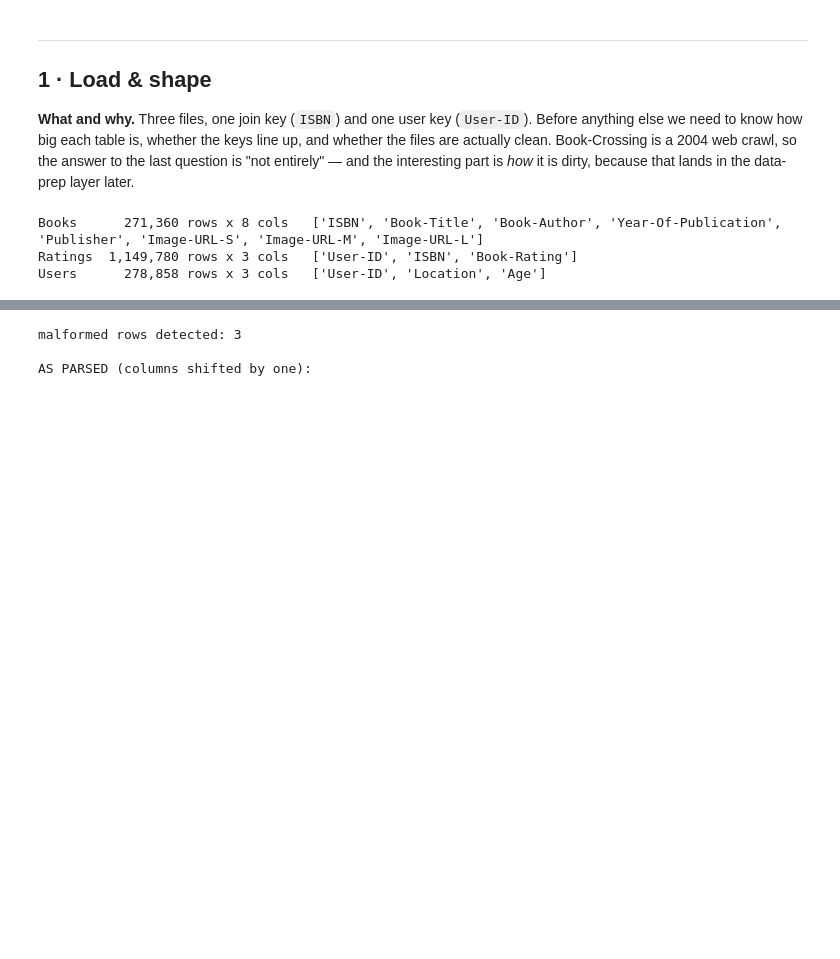
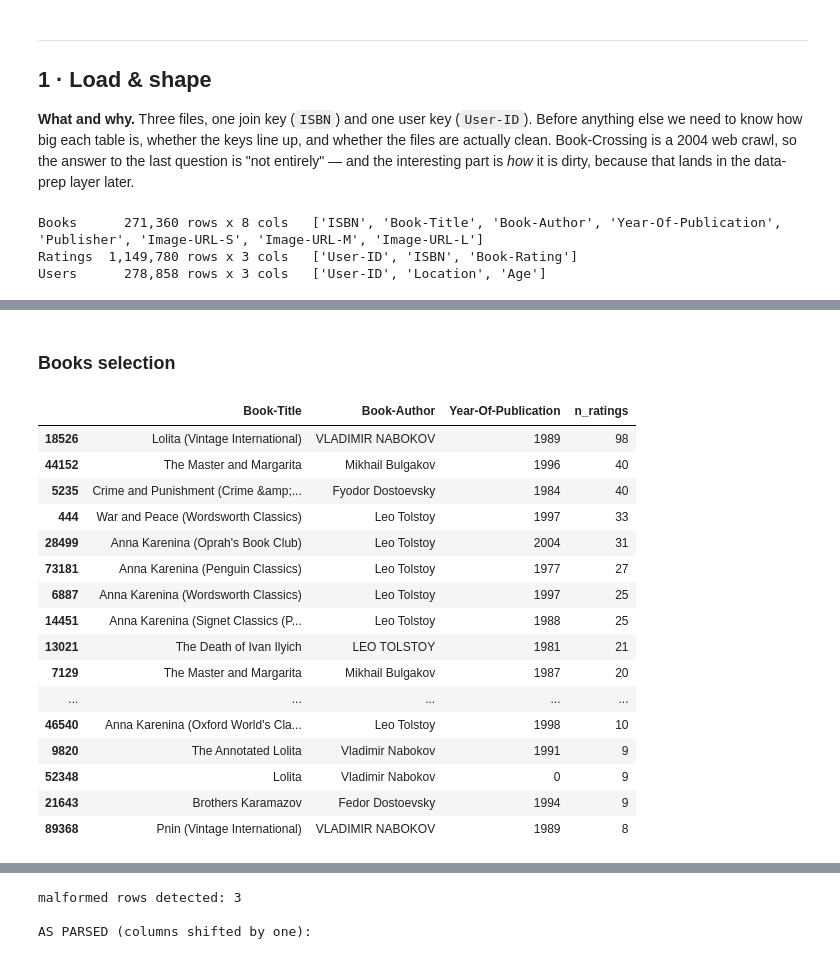
Before and after one commit to helenaschulz/recommender, a Jupyter notebook: notebooks/01_eda.ipynb, the cells around one changed output, grey strips where cells are left out. Drawn from its saved outputs; the diff is of its cells as text; code cells hidden in the pictures; blank space fills up the shorter version.

```diff
--- a/notebooks/01_eda.ipynb
+++ b/notebooks/01_eda.ipynb
@@ -78,0 +174,29 @@ Users      278,858 rows x 3 cols   ['User-ID', 'Location', 'Age']
+# %% [markdown]
+### Books selection
+# %%
+RUSSIAN = r"dostoev|tolstoy|tolstoi|nabokov|bulgakov"
+#RUSSIAN = r"dostoev|tolstoy|tolstoi|chekhov|nabokov|bulgakov|solzhenitsyn|pushkin|gogol|turgenev|pasternak|lermontov"
+
+mask = books["Book-Author"].fillna("").str.lower().str.contains(RUSSIAN, regex=True)
+russian = books[mask].copy()
+russian["n_ratings"] = russian["ISBN"].map(ratings.groupby("ISBN").size()).fillna(0).astype(int)
+
+russian.sort_values("n_ratings", ascending=False).head(25)[["Book-Title", "Book-Author", "Year-Of-Publication", "n_ratings"]]
+# %% [output]
+|  | Book-Title | Book-Author | Year-Of-Publication | n_ratings |
+| 18526 | Lolita (Vintage International) | VLADIMIR NABOKOV | 1989 | 98 |
+| 44152 | The Master and Margarita | Mikhail Bulgakov | 1996 | 40 |
+| 5235 | Crime and Punishment (Crime &amp;... | Fyodor Dostoevsky | 1984 | 40 |
+| 444 | War and Peace (Wordsworth Classics) | Leo Tolstoy | 1997 | 33 |
+| 28499 | Anna Karenina (Oprah's Book Club) | Leo Tolstoy | 2004 | 31 |
+| 73181 | Anna Karenina (Penguin Classics) | Leo Tolstoy | 1977 | 27 |
+| 6887 | Anna Karenina (Wordsworth Classics) | Leo Tolstoy | 1997 | 25 |
+| 14451 | Anna Karenina (Signet Classics (P... | Leo Tolstoy | 1988 | 25 |
+| 13021 | The Death of Ivan Ilyich | LEO TOLSTOY | 1981 | 21 |
+| 7129 | The Master and Margarita | Mikhail Bulgakov | 1987 | 20 |
+| ... | ... | ... | ... | ... |
+| 46540 | Anna Karenina (Oxford World's Cla... | Leo Tolstoy | 1998 | 10 |
+| 9820 | The Annotated Lolita | Vladimir Nabokov | 1991 | 9 |
+| 52348 | Lolita | Vladimir Nabokov | 0 | 9 |
+| 21643 | Brothers Karamazov | Fedor Dostoevsky | 1994 | 9 |
+| 89368 | Pnin (Vintage International) | VLADIMIR NABOKOV | 1989 | 8 |
```
Also changed, not shown: parts of 26 cells of this notebook, 1 other file.
